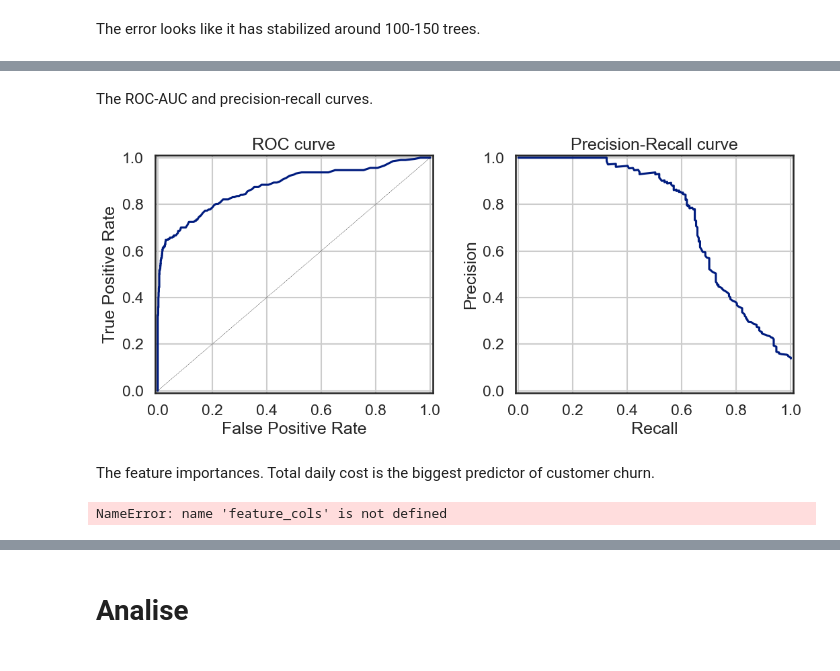
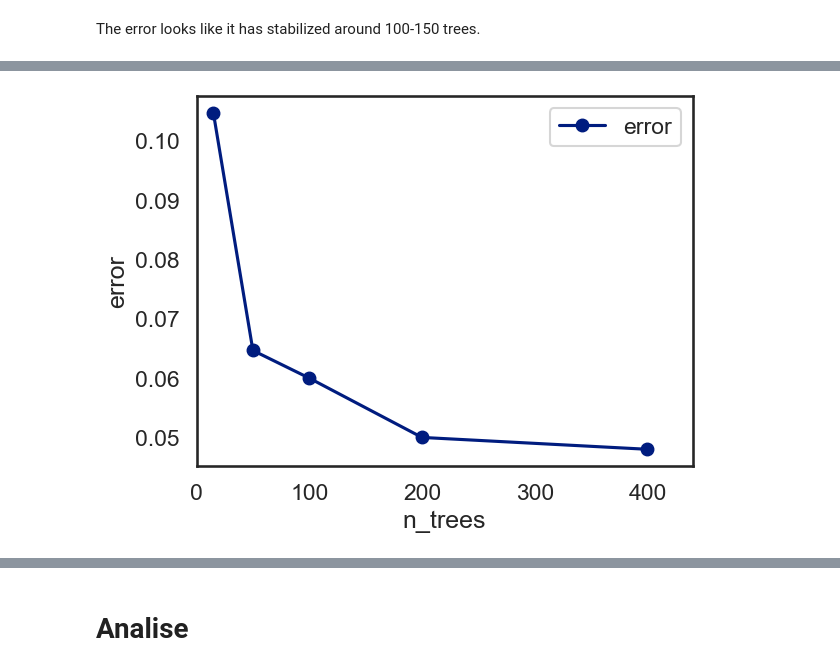
Before and after one commit to vmleroy/ic-cefet, a Jupyter notebook: 9-Bagging-Boosting-Stacking/Boosting_and_Stacking_Exercises-ANSWERS.ipynb, the cells around one changed output, grey strips where cells are left out. Cells and saved outputs as stored; diff of their text form; code cells hidden in the pictures.

```diff
--- a/9-Bagging-Boosting-Stacking/Boosting_and_Stacking_Exercises-ANSWERS.ipynb
+++ b/9-Bagging-Boosting-Stacking/Boosting_and_Stacking_Exercises-ANSWERS.ipynb
@@ -73,7 +73,7 @@ churned                             bool
 dtype: object
 # %%
 for col in ['intl_plan', 'voice_mail_plan']:
-    data[col] = data[col].replace('yes','True').replace('no','False').astype(bool)
+    data[col] = data[col].replace('yes',1).replace('no',0).astype(int)
 
 
 data[['intl_plan', 'voice_mail_plan']].dtypes
@@ -361,48 +210,0 @@ Text(0.5, 9.883333333333328, 'Prediction')
-# %% [markdown]
-The ROC-AUC and precision-recall curves.
-# %%
-sns.set_context('talk')
-
-fig, axList = plt.subplots(ncols=2)
-fig.set_size_inches(11, 5)
-
-# Get the probabilities for each of the two categories
-y_prob = model.predict_proba(X_test)
-
-# Plot the ROC-AUC curve
-ax = axList[0]
-
-fpr, tpr, thresholds = roc_curve(y_test, y_prob[:,1])
-ax.plot(fpr, tpr)
-# It is customary to draw a diagonal dotted line in ROC plots.
-# This is to indicate completely random prediction. Deviation from this
-# dotted line towards the upper left corner signifies the power of the model.
-ax.plot([0, 1], [0, 1], ls='--', color='black', lw=.3)
-ax.set(xlabel='False Positive Rate',
-       ylabel='True Positive Rate',
-       xlim=[-.01, 1.01], ylim=[-.01, 1.01],
-       title='ROC curve')
-ax.grid(True)
-
-# Plot the precision-recall curve
-ax = axList[1]
-
-precision, recall, _ = precision_recall_curve(y_test, y_prob[:,1])
-ax.plot(recall, precision)
-ax.set(xlabel='Recall', ylabel='Precision',
-       xlim=[-.01, 1.01], ylim=[-.01, 1.01],
-       title='Precision-Recall curve')
-ax.grid(True)
-
-plt.tight_layout()
-# %% [output]
-[figure, removed]
-# %% [markdown]
-The feature importances. Total daily cost is the biggest predictor of customer churn.
-# %%
-feature_imp = pd.Series(model.feature_importances_, index=feature_cols).sort_values(ascending=False)
-
-ax = feature_imp.plot(kind='bar')
-ax.set(ylabel='Relative Importance');
-# %% [output]
-NameError: name 'feature_cols' is not defined
@@ -408,0 +216,13 @@ NameError: name 'feature_cols' is not defined
+# %%
+sns.set_context('talk')
+sns.set_style('white')
+sns.set_palette('dark')
+
+# Create the plot
+ax = error_df.plot(marker='o')
+
+# Set parameters
+ax.set(xlabel='n_trees', ylabel='error')
+ax.set_xlim(0, max(error_df.index)*1.1);
+# %% [output]
+[figure, added]
```
Also changed, not shown: parts of 49 cells of this notebook.
